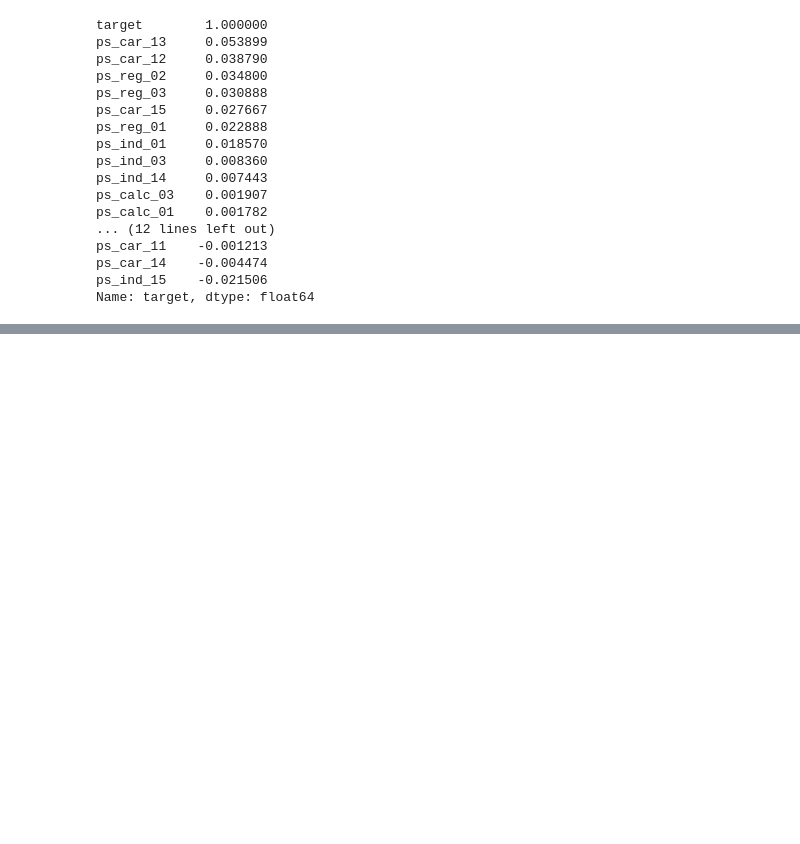
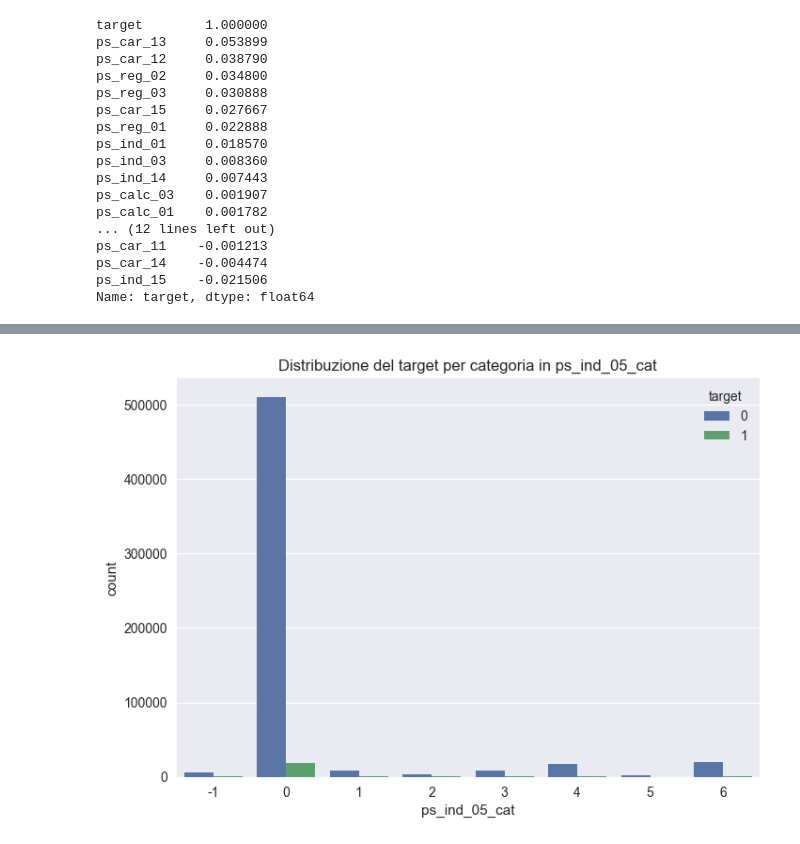
Before and after one commit to rSloth/group-ml-porto-seguro, a Jupyter notebook: eda/EDA_Luca.ipynb, the cells around one changed output, grey strips where cells are left out. Cells and saved outputs as stored; diff of their text form; code cells hidden in the pictures; blank space fills up the shorter version.

```diff
--- a/eda/EDA_Luca.ipynb
+++ b/eda/EDA_Luca.ipynb
@@ -142,0 +252,7 @@ dtype: float64
+# %%
+cat_col = "ps_ind_05_cat"
+sns.countplot(data=train, x=cat_col, hue="target")
+plt.title(f"Distribuzione del target per categoria in {cat_col}")
+plt.show()
+# %% [output]
+[figure, added]
```
Also changed, not shown: parts of 27 cells of this notebook.
